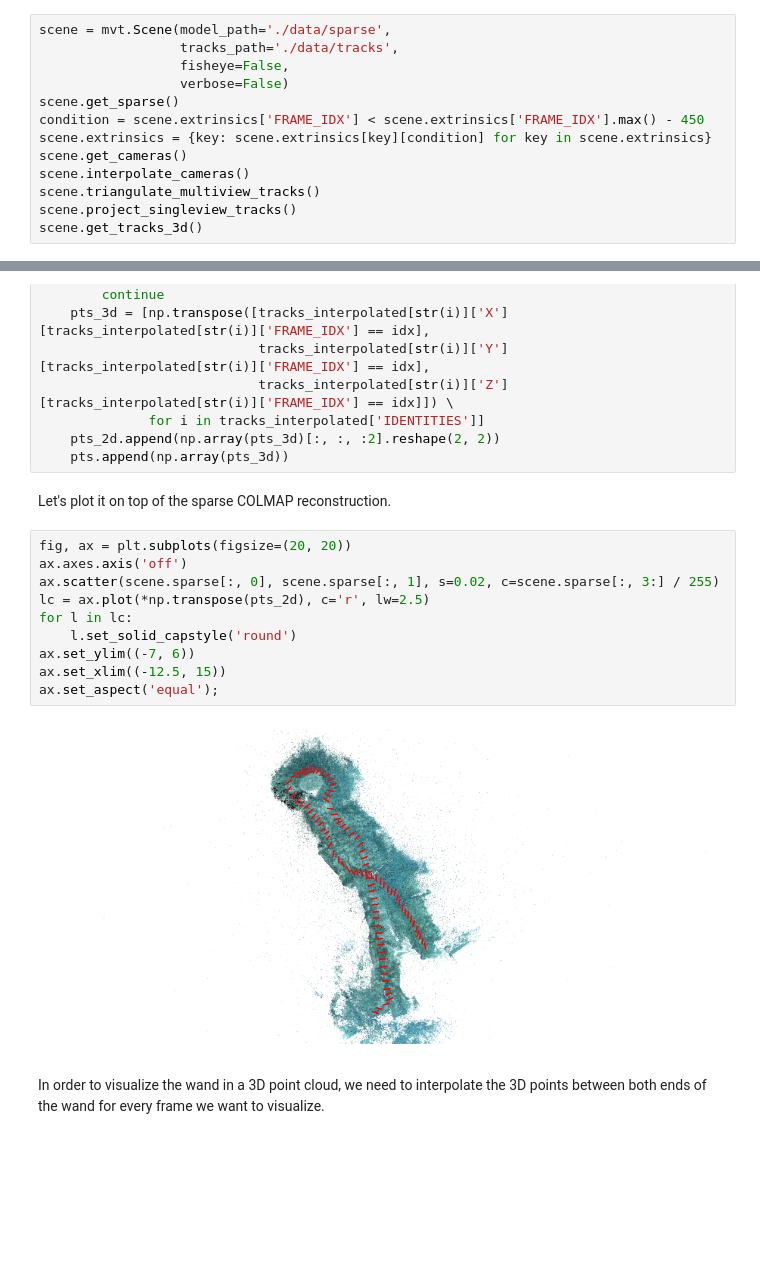
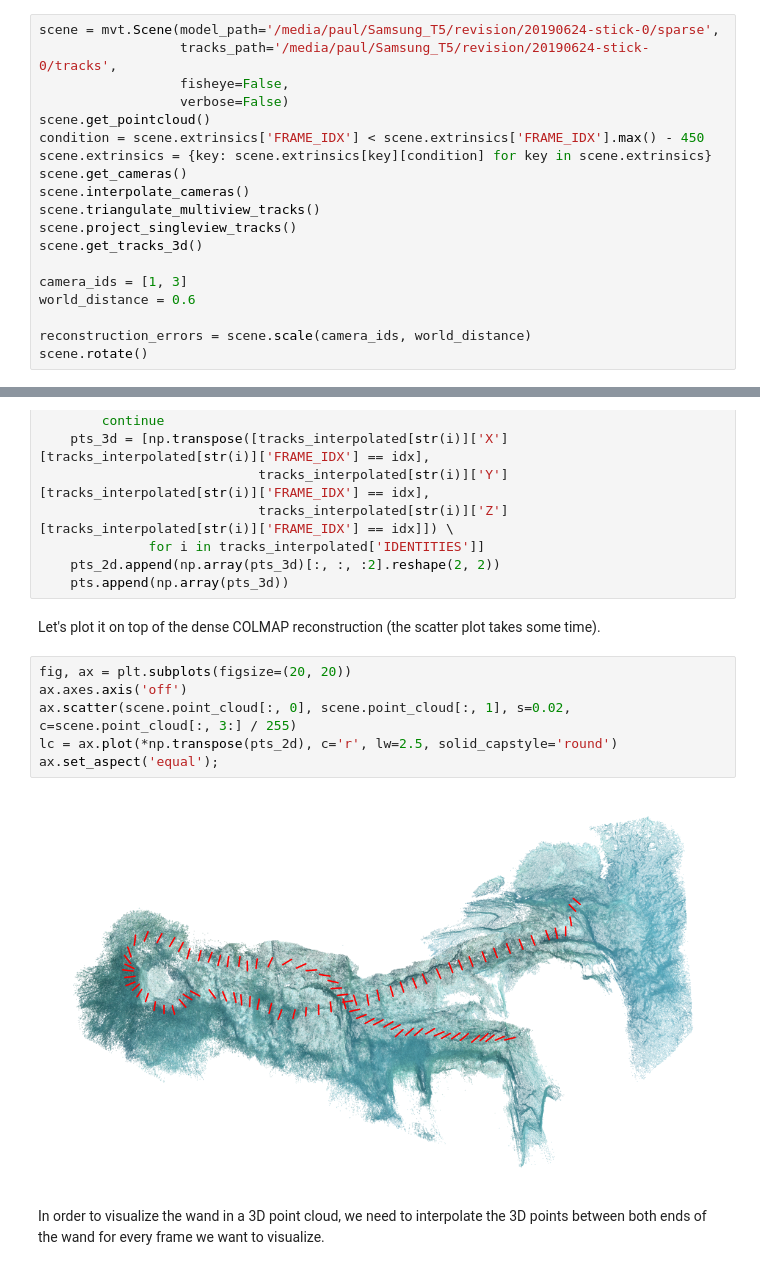
Before and after one commit to pnuehrenberg/multiviewtracks, a Jupyter notebook: docs/examples/visualization.ipynb, the cells around one changed output, grey strips where cells are left out. Cells and saved outputs as stored; diff of their text form; blank space fills up the shorter version.

```diff
--- a/docs/examples/visualization.ipynb
+++ b/docs/examples/visualization.ipynb
@@ -19,9 +20,9 @@ import numpy as np
 # %%
-scene = mvt.Scene(model_path='./data/sparse',
-                  tracks_path='./data/tracks',
+scene = mvt.Scene(model_path='/media/paul/Samsung_T5/revision/20190624-stick-0/sparse',
+                  tracks_path='/media/paul/Samsung_T5/revision/20190624-stick-0/tracks',
                   fisheye=False,
                   verbose=False)
-scene.get_sparse()
+scene.get_pointcloud()
 condition = scene.extrinsics['FRAME_IDX'] < scene.extrinsics['FRAME_IDX'].max() - 450
 scene.extrinsics = {key: scene.extrinsics[key][condition] for key in scene.extrinsics}
 scene.get_cameras()
@@ -29,6 +30,12 @@ scene.interpolate_cameras()
 scene.triangulate_multiview_tracks()
 scene.project_singleview_tracks()
 scene.get_tracks_3d()
+
+camera_ids = [1, 3]
+world_distance = 0.6
+
+reconstruction_errors = scene.scale(camera_ids, world_distance)
+scene.rotate()
 # %% [markdown]
 Linearly interploate the 3D tracks for visualization purposes, so that we ensure all frames have both ends of the calibration wand tracked.
 # %%
@@ -48,19 +55,15 @@ for idx in tracks_interpolated['FRAME_IDX'][10::60]:
     pts_2d.append(np.array(pts_3d)[:, :, :2].reshape(2, 2))
     pts.append(np.array(pts_3d))
 # %% [markdown]
-Let's plot it on top of the sparse COLMAP reconstruction.
+Let's plot it on top of the dense COLMAP reconstruction (the scatter plot takes some time).
 # %%
 fig, ax = plt.subplots(figsize=(20, 20))
 ax.axes.axis('off')
-ax.scatter(scene.sparse[:, 0], scene.sparse[:, 1], s=0.02, c=scene.sparse[:, 3:] / 255)
-lc = ax.plot(*np.transpose(pts_2d), c='r', lw=2.5)
-for l in lc:
-    l.set_solid_capstyle('round')
-ax.set_ylim((-7, 6))
-ax.set_xlim((-12.5, 15))
+ax.scatter(scene.point_cloud[:, 0], scene.point_cloud[:, 1], s=0.02, c=scene.point_cloud[:, 3:] / 255)
+lc = ax.plot(*np.transpose(pts_2d), c='r', lw=2.5, solid_capstyle='round')
 ax.set_aspect('equal');
 # %% [output]
-[figure, old version]
+[figure, new version]
 # %% [markdown]
 In order to visualize the wand in a 3D point cloud, we need to interpolate the 3D points between both ends of the wand for every frame we want to visualize.
 # %%
```
Also changed, not shown: parts of 5 cells of this notebook, 2 other files.
